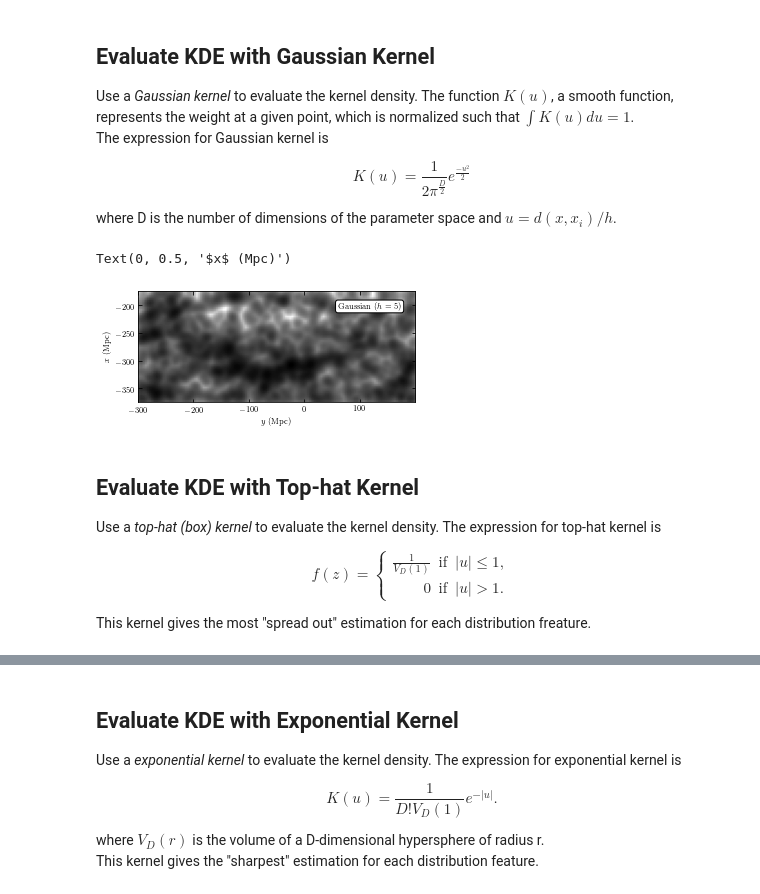
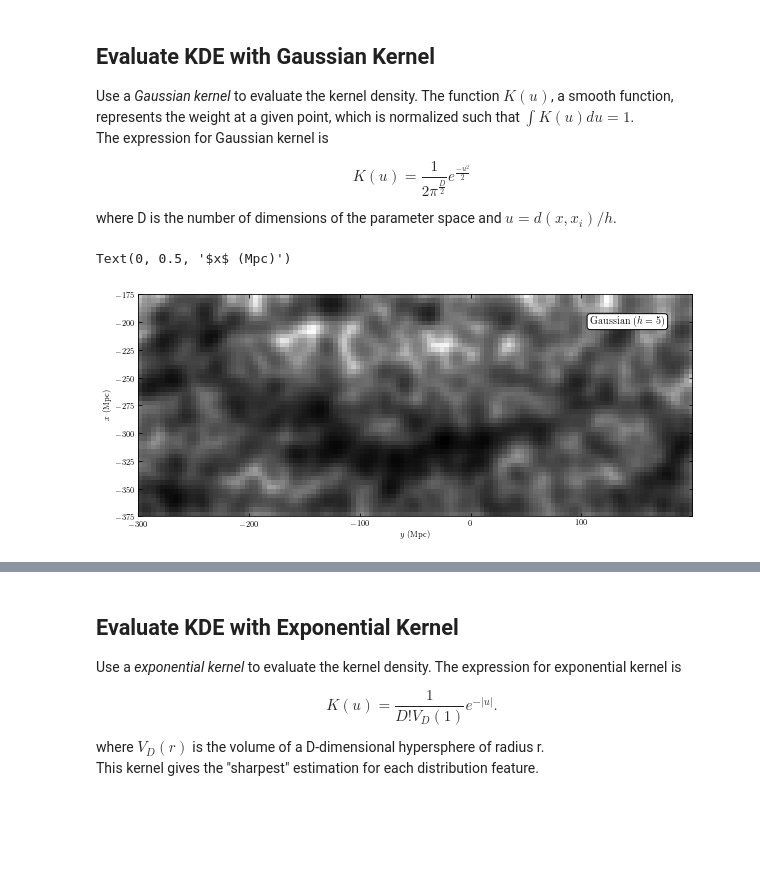
Before and after one commit to ivezic/SaoPaulo2021, a Jupyter notebook: notebooks/Lecture15.ipynb, the cells around one changed output, grey strips where cells are left out. Drawn from its saved outputs; the diff is of its cells as text; code cells hidden in the pictures; blank space fills up the shorter version.

```diff
--- a/notebooks/Lecture15.ipynb
+++ b/notebooks/Lecture15.ipynb
@@ -959,7 +960,7 @@ def adjust_figure(x, y):
 # define plot_figure to plot all KDE figures with the same format.
 def plot_figure(number, data, text):
     ax = plt.subplot(number, aspect='equal')
-    ax.imshow(data, origin='lower', norm=LogNorm(),
+    ax.imshow(data, origin='lower', norm=matplotlib.colors.LogNorm(),
                extent=(ymin, ymax, xmin, xmax), cmap=plt.cm.binary)
     ax.text(0.95, 0.9, text, ha='right', va='top',
              transform=ax.transAxes,
@@ -1003,29 +1004,19 @@ $$K(u) = \frac{1}{ {2\pi}^{\frac{D}{2}} } e^{\frac{-{u}^2}{2}}$$
 where D is the number of dimensions of the parameter space and $u = d(x, x_i) /h$.
 # %%
 # evaluate Gaussian kernel
-def estimate_kde(ker):
-    kde = KernelDensity(bandwidth=5, kernel=ker)
+def estimate_kde(ker, bandwidth=5):
+    kde = KernelDensity(bandwidth, kernel=ker)
     log_dens = kde.fit(X).score_samples(Xgrid)
     dens = X.shape[0] * np.exp(log_dens).reshape((Ny, Nx))
     return dens
 
 dens1 = estimate_kde('gaussian')
 
-adjust_figure(5,2.2)
+adjust_figure(10,4.4)
 ax = plot_figure(111, dens1.T, "Gaussian $(h=5)$")
 
 ax.set_xlabel('$y$ (Mpc)')
 ax.set_ylabel('$x$ (Mpc)')
 # %% [output]
 Text(0, 0.5, '$x$ (Mpc)')
-[figure, old version]
+[figure, new version]
-# %% [markdown]
-## Evaluate KDE with Top-hat Kernel
-Use a *top-hat (box) kernel* to evaluate the kernel density. The expression for top-hat kernel is
-
-$$f(z) = \left\{ \begin{array}{rcl}
-\frac{1}{V_{D}(1)} & \mbox{if} & |u|\leq1, \\
-0 & \mbox{if} & |u|>1.
-\end{array}\right.$$
-
-This kernel gives the most "spread out" estimation for each distribution freature.
```
Also changed, not shown: parts of 8 cells of this notebook, 6 other files.
